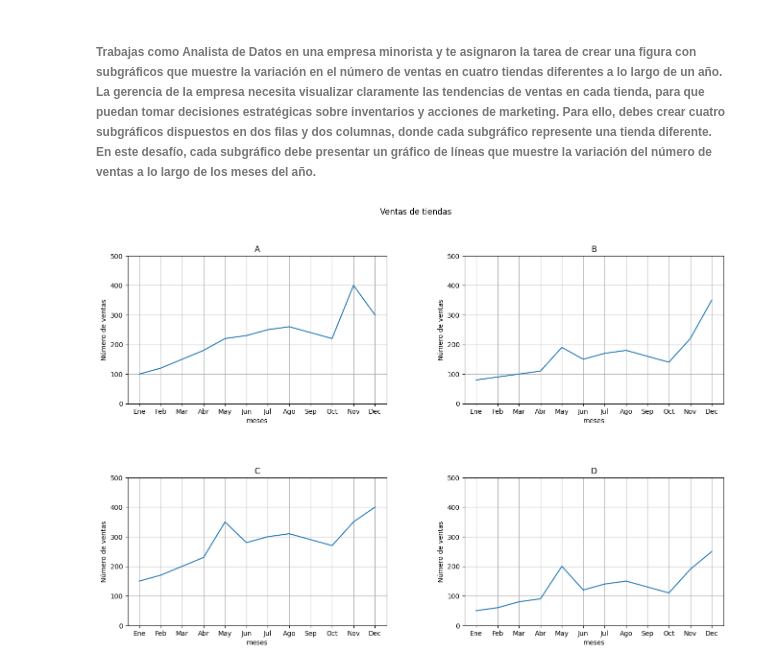
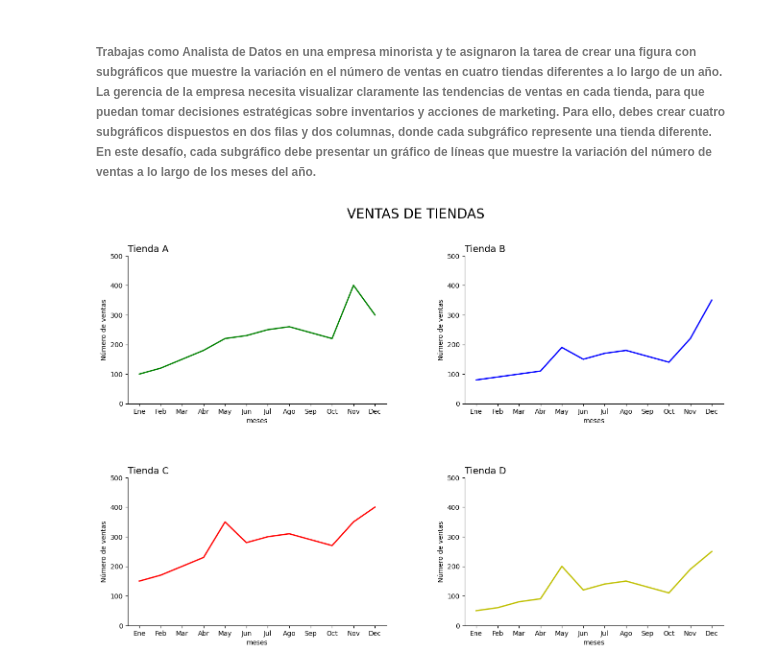
Before and after one commit to AndresCMontejo/Visualizaci-n-de-datos-con-Python-Matplotlib-Seaborn-y-Plotly, a Jupyter notebook: Visualizando_datos_de_ventas_de_tiendas_diferentes.ipynb, the cells around one changed output. Saved outputs shown, nothing was run; the diff lists cells and outputs as text; code cells hidden in the pictures.

```diff
--- a/Visualizando_datos_de_ventas_de_tiendas_diferentes.ipynb
+++ b/Visualizando_datos_de_ventas_de_tiendas_diferentes.ipynb
@@ -22,41 +22,43 @@ ventas_2022 = {'Ene': [100, 80, 150, 50],
     'Nov': [400, 220, 350, 190],
     'Dec': [300, 350, 400, 250]}
 
 df = pd.DataFrame(ventas_2022, index=tiendas)
 meses = ['Ene', 'Feb', 'Mar', 'Abr', 'May', 'Jun', 'Jul', 'Ago', 'Sep', 'Oct', 'Nov', 'Dec']
 
 #Graficas para tienda_A, tienda_B, tienda_C, tienda_D
 fig, axs = plt.subplots(2, 2, figsize=(16,10))
 #ajustando subplots
 fig.subplots_adjust(hspace=0.5, wspace=0.3) #altura, ancho
 #Creando titulo superior
-fig.suptitle('Ventas de tiendas')
+fig.suptitle('VENTAS DE TIENDAS', fontsize=20)
 
-axs[0,0].plot(df.loc['A', meses])
-axs[0,0].set_title('A')
+axs[0,0].plot(df.loc['A', meses],  lw=2, color='g')
+axs[0,0].set_title('Tienda A',loc='left', fontsize=14)
 
-axs[0,1].plot(df.loc['B', meses])
-axs[0,1].set_title('B')
+axs[0,1].plot(df.loc['B', meses],  lw=2, color='b')
+axs[0,1].set_title('Tienda B', loc='left', fontsize=14)
 
-axs[1,0].plot(df.loc['C', meses])
-axs[1,0].set_title('C')
+axs[1,0].plot(df.loc['C', meses],  lw=2, color='r')
+axs[1,0].set_title('Tienda C', loc='left', fontsize=14)
 
-axs[1,1].plot(df.loc['D', meses])
-axs[1,1].set_title('D')
+axs[1,1].plot(df.loc['D', meses],  lw=2, color='y')
+axs[1,1].set_title('Tienda D', loc='left', fontsize=14)
 
 #Estableciendo los valores de la grafica, para que todos muestren el mismo valor tanto en X como Y
 ymin = 0
 ymax = 500
 
 #iterando este mismo valor para cada grafica
 for ax in axs.ravel(): #esto trae una ravel multidimensional a una ravel unidimensional
   ax.set_ylim(ymin, ymax)
 
 for ax in axs.flat:
     #ax.xaxis.set_major_locator(plt.MultipleLocator(2))
     ax.set_xlabel('meses')
     ax.set_ylabel('Número de ventas')
-    ax.grid()
+    ax.spines['top'].set_visible(False)
+    ax.spines['right'].set_visible(False)
+
 plt.show()
 # %% [output]
-[figure, old version]
+[figure, new version]
```
Also changed, not shown: parts of 1 cell of this notebook.
